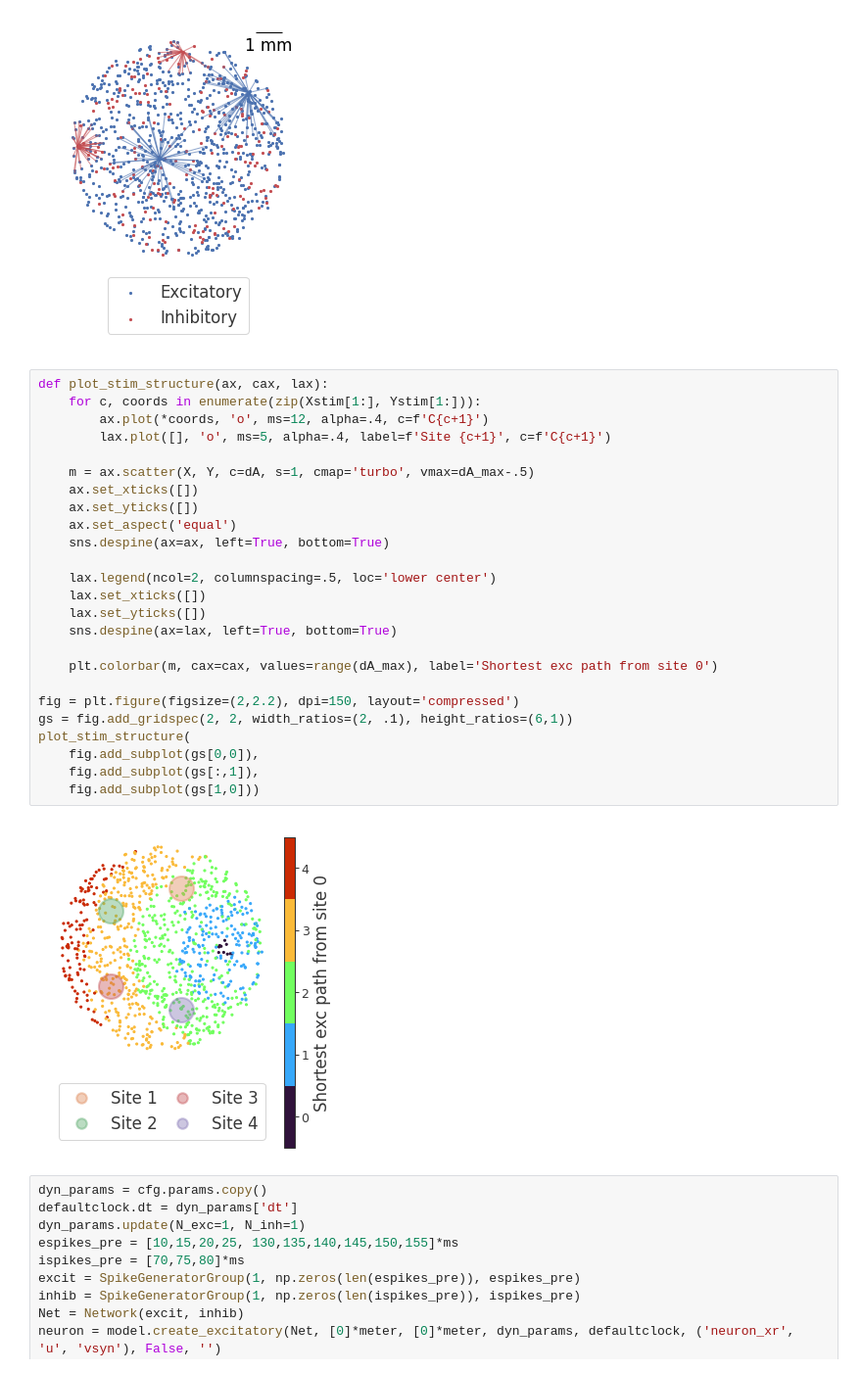
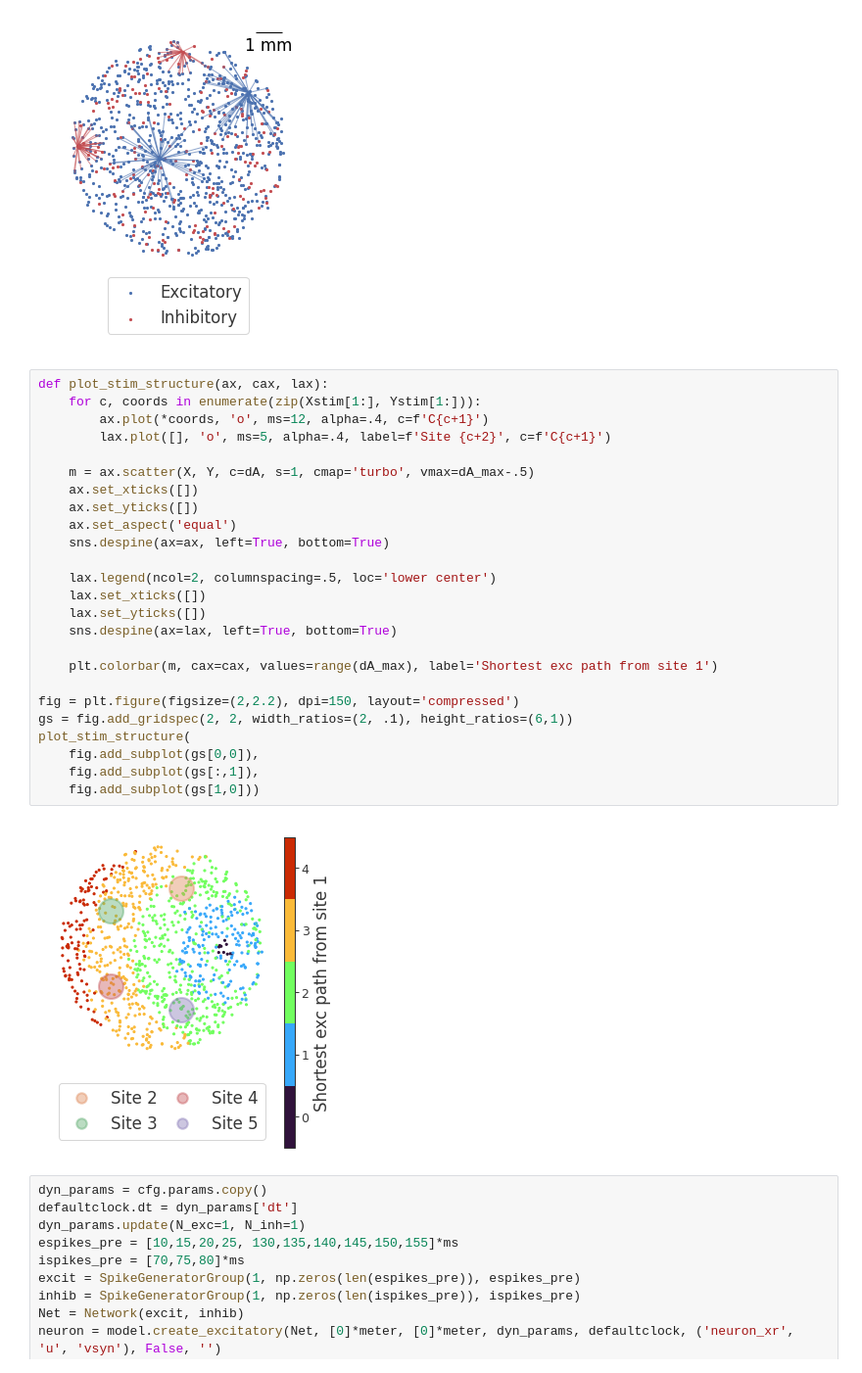
Before and after one commit to kernfel/plasticity-synergy-deviance-detection-history, a Jupyter notebook: Fig1-structure.ipynb, the cells around one changed output. Shown at 98% size. Drawn from its saved outputs; the diff is of its cells as text.

Commit message:
Changed Fig1 stim sites to 1-based indexing

```diff
--- a/Fig1-structure.ipynb
+++ b/Fig1-structure.ipynb
@@ -80,30 +80,30 @@ plot_structure(*axs)
 # %%
 def plot_stim_structure(ax, cax, lax):
     for c, coords in enumerate(zip(Xstim[1:], Ystim[1:])):
         ax.plot(*coords, 'o', ms=12, alpha=.4, c=f'C{c+1}')
-        lax.plot([], 'o', ms=5, alpha=.4, label=f'Site {c+1}', c=f'C{c+1}')
+        lax.plot([], 'o', ms=5, alpha=.4, label=f'Site {c+2}', c=f'C{c+1}')
 
     m = ax.scatter(X, Y, c=dA, s=1, cmap='turbo', vmax=dA_max-.5)
     ax.set_xticks([])
     ax.set_yticks([])
     ax.set_aspect('equal')
     sns.despine(ax=ax, left=True, bottom=True)
 
     lax.legend(ncol=2, columnspacing=.5, loc='lower center')
     lax.set_xticks([])
     lax.set_yticks([])
     sns.despine(ax=lax, left=True, bottom=True)
 
-    plt.colorbar(m, cax=cax, values=range(dA_max), label='Shortest exc path from site 0')
+    plt.colorbar(m, cax=cax, values=range(dA_max), label='Shortest exc path from site 1')
 
 fig = plt.figure(figsize=(2,2.2), dpi=150, layout='compressed')
 gs = fig.add_gridspec(2, 2, width_ratios=(2, .1), height_ratios=(6,1))
 plot_stim_structure(
     fig.add_subplot(gs[0,0]),
     fig.add_subplot(gs[:,1]),
     fig.add_subplot(gs[1,0]))
 # %% [output]
-[figure, old version]
+[figure, new version]
 # %%
 dyn_params = cfg.params.copy()
 defaultclock.dt = dyn_params['dt']
```
